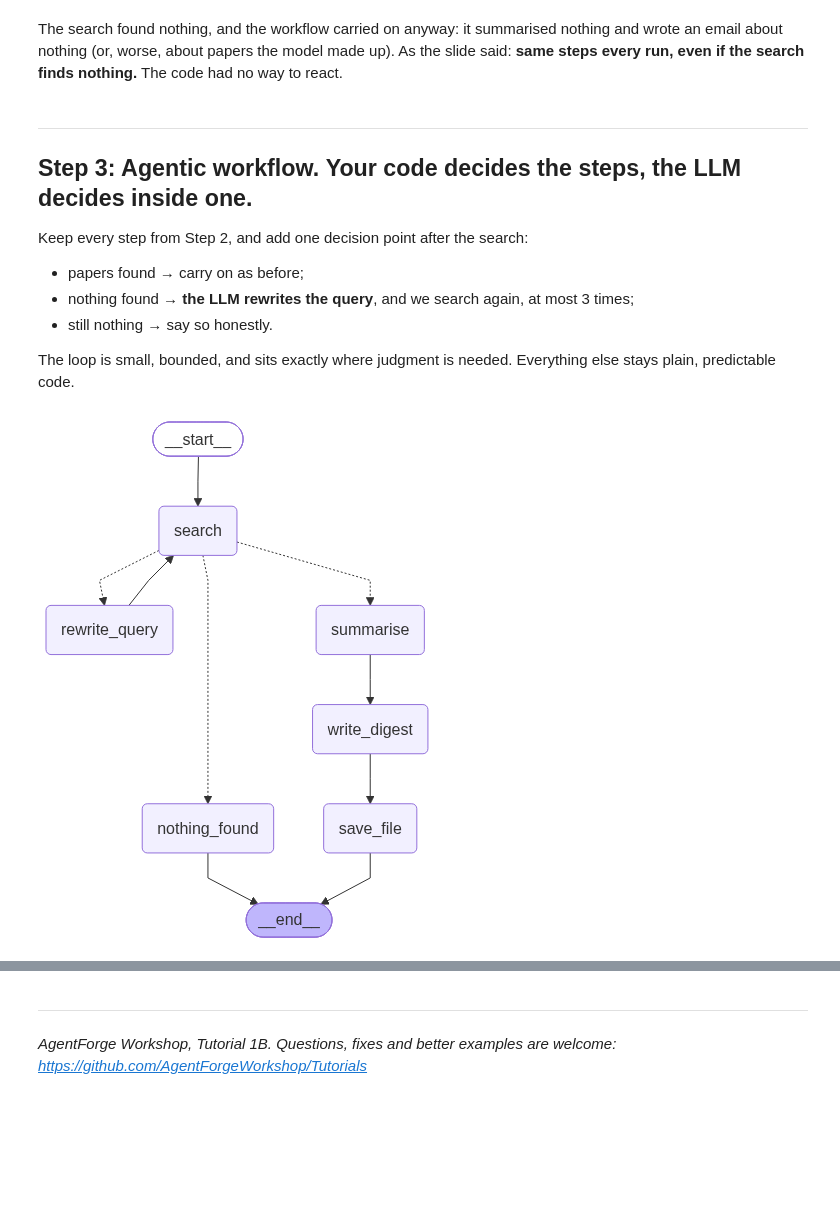
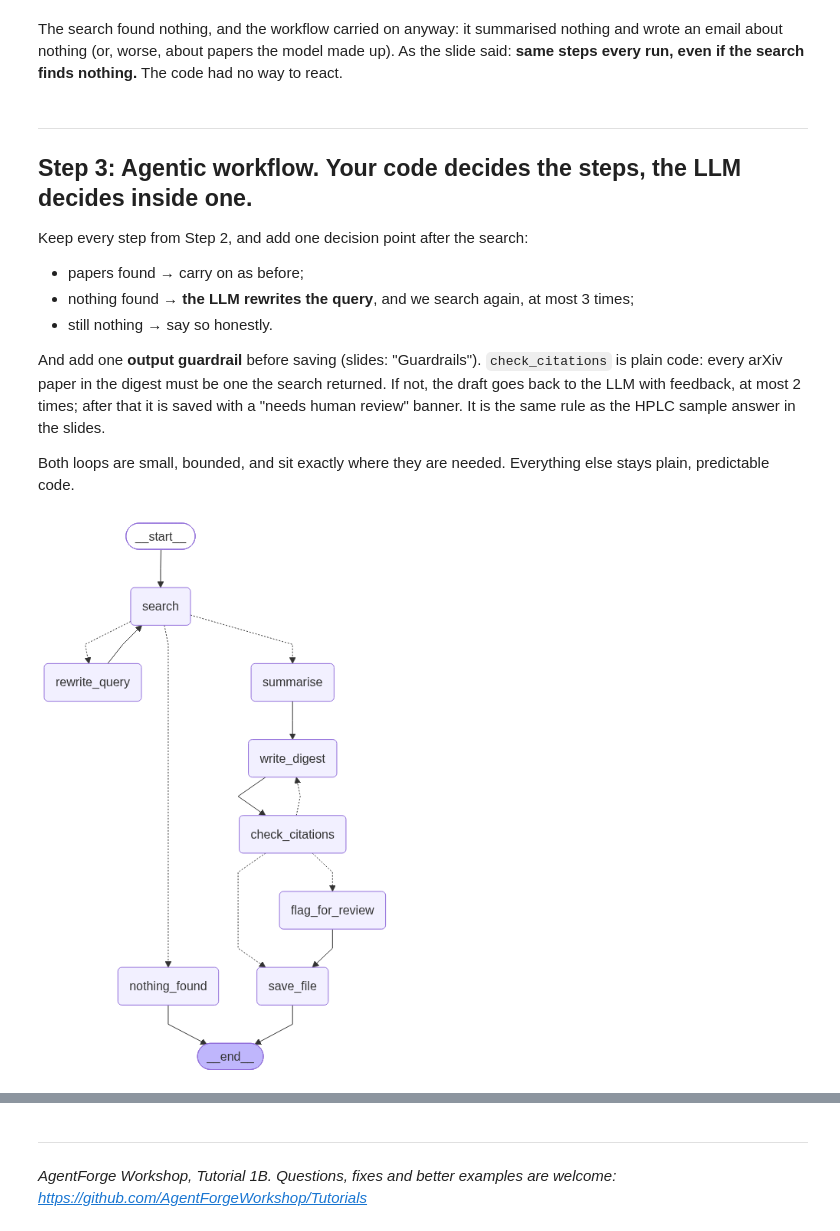
Before and after one commit to AgentForgeWorkshop/Tutorials, a Jupyter notebook: Tutorial1_frameworks/01b_workflows_vs_agents.ipynb, the cells around one changed output, grey strips where cells are left out. Drawn from its saved outputs; the diff is of its cells as text; code cells hidden in the pictures; blank space fills up the shorter version.

Commit message:
With guardrails

```diff
--- a/Tutorial1_frameworks/01b_workflows_vs_agents.ipynb
+++ b/Tutorial1_frameworks/01b_workflows_vs_agents.ipynb
@@ -256,6 +259,8 @@ class DigestState(TypedDict, total=False):
     attempts: int
     notes: str      # one bullet per paper
     digest: str     # the final email text
+    bad_ids: list   # Step 3: citations that failed the check
+    fixes: int      # Step 3: how many times the draft was sent back
 
 
 def search(state: DigestState) -> dict:                       # code, no LLM
@@ -376,10 +381,15 @@ Keep every step from Step 2, and add one decision point after the search:
 * nothing found → **the LLM rewrites the query**, and we search again, at most 3 times;
 * still nothing → say so honestly.
 
-The loop is small, bounded, and sits exactly where judgment is needed. Everything else stays
+And add one **output guardrail** before saving (slides: "Guardrails"). `check_citations` is
+plain code: every arXiv paper in the digest must be one the search returned. If not, the draft
+goes back to the LLM with feedback, at most 2 times; after that it is saved with a
+"needs human review" banner. It is the same rule as the HPLC sample answer in the slides.
+
+Both loops are small, bounded, and sit exactly where they are needed. Everything else stays
 plain, predictable code.
 # %%
-def rewrite_query(state: DigestState) -> dict:                # LLM, the only judgment step
+def rewrite_query(state: DigestState) -> dict:                # LLM: the judgment step
     new_query = model.invoke(
         f"An arXiv search for '{state['query']}' found nothing. The scientist's topic is "
         f"'{state['topic']}'. Reply with ONE broader search query of at most 4 words, "
@@ -387,37 +397,72 @@ def rewrite_query(state: DigestState) -> dict:                # LLM, the only ju
     ).text.strip().strip("\"'")
     print(f"  LLM rewrote the query -> {new_query!r}")
     return {"query": new_query}
 
 
 def nothing_found(state: DigestState) -> dict:                # code
     return {"digest": f"No new papers found on '{state['topic']}' "
                       f"after {state['attempts']} searches."}
 
 
 def after_search(state: DigestState) -> str:                  # code: the routing rule
     if state["n_found"] > 0:
         return "summarise"
     if state["attempts"] < 3:
         return "rewrite_query"
     return "nothing_found"
 
 
+def write_digest_with_feedback(state: DigestState) -> dict:   # LLM, told what failed last time
+    notes = state["notes"]
+    if state.get("bad_ids"):
+        notes += (f"\n\nYour previous draft cited {state['bad_ids']}, which are not in these "
+                  "notes. Rewrite the digest without them.")
+    return write_digest({**state, "notes": notes})
+
+
+def check_citations(state: DigestState) -> dict:              # 🛡️ output guardrail (code)
+    bad = sorted(set(arxiv_ids(state["digest"])) - set(arxiv_ids(state["papers"])))
+    if bad:
+        print(f"  🛡️ check_citations: {bad} are not in the search results")
+    else:
+        print("  🛡️ check_citations: every cited paper came from the search")
+    return {"bad_ids": bad, "fixes": state.get("fixes", 0) + (1 if bad else 0)}
+
+
+def after_check(state: DigestState) -> str:                   # 🛡️ what happens when it trips
+    if not state["bad_ids"]:
+        return "save_file"
+    if state["fixes"] <= 2:
+        return "write_digest"                                 # feedback to the LLM
+    return "flag_for_review"                                  # then a human
+
+
+def flag_for_review(state: DigestState) -> dict:              # code
+    return {"digest": f"⚠️ NEEDS HUMAN REVIEW: {state['bad_ids']} are not in the search "
+                      f"results.\n\n{state['digest']}"}
+
+
 builder = StateGraph(DigestState)
-for step in (search, rewrite_query, summarise, write_digest, save_file, nothing_found):
+for step in (search, rewrite_query, summarise, check_citations, save_file,
+             nothing_found, flag_for_review):
     builder.add_node(step)
+builder.add_node("write_digest", write_digest_with_feedback)
 builder.add_edge(START, "search")
 builder.add_conditional_edges("search", after_search,
                               ["summarise", "rewrite_query", "nothing_found"])
-builder.add_edge("rewrite_query", "search")      # the one loop
+builder.add_edge("rewrite_query", "search")                   # loop 1: retry the search
 builder.add_edge("summarise", "write_digest")
-builder.add_edge("write_digest", "save_file")
+builder.add_edge("write_digest", "check_citations")
+builder.add_conditional_edges("check_citations", after_check,
+                              ["save_file", "write_digest", "flag_for_review"])  # loop 2
+builder.add_edge("flag_for_review", "save_file")
 builder.add_edge("save_file", END)
 builder.add_edge("nothing_found", END)
 
 agentic_workflow = builder.compile()
 draw(agentic_workflow)
 # %% [output]
-[figure, old version]
+[figure, new version]
 # %%
 with track("3) Agentic workflow", "narrow topic") as run:
     out = agentic_workflow.invoke({"topic": NARROW})
```
Also changed, not shown: parts of 22 cells of this notebook.
